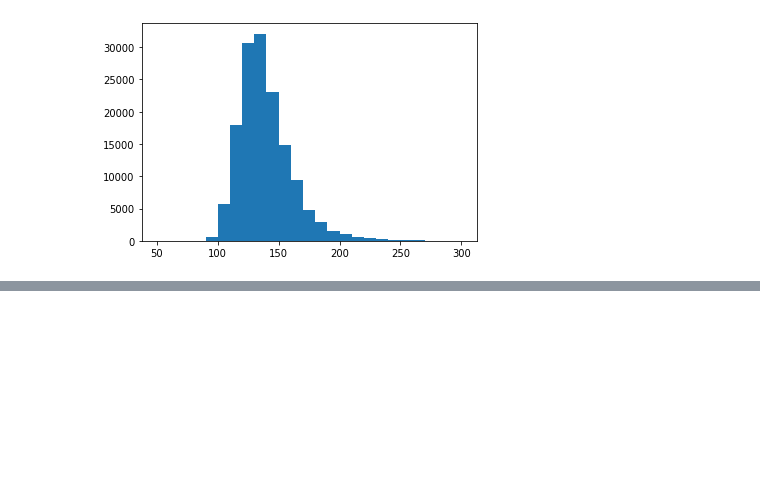
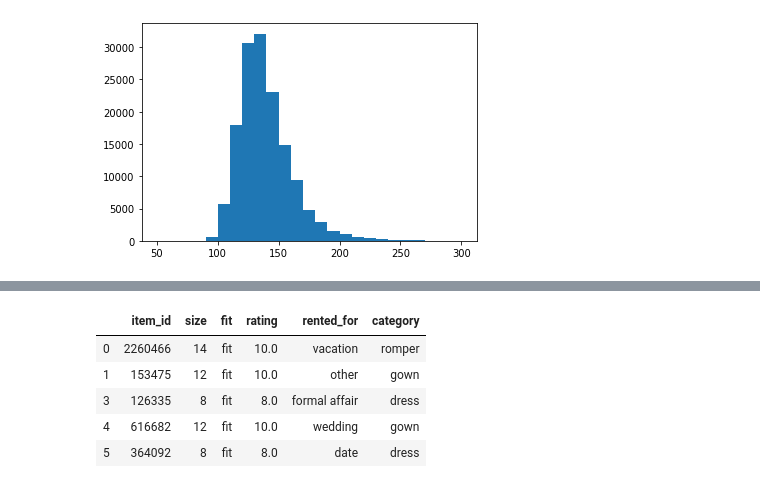
Before and after one commit to FatmaBenYedder/Recommend_The_Runway, a Jupyter notebook: rtr.ipynb, the cells around one changed output, grey strips where cells are left out. Saved outputs shown, nothing was run; the diff lists cells and outputs as text; code cells hidden in the pictures; blank space fills up the shorter version.

```diff
--- a/rtr.ipynb
+++ b/rtr.ipynb
@@ -249,0 +267,17 @@ plt.hist(df['weight'], bins=25)
+# %%
+condition2 = df['rented_for'] != 'party: cocktail'
+# %%
+df = df[condition2]
+# %%
+##regroup categories (reduce from 68 to 7)
+recat1 = df.replace(['dress', 'sheath', 'shirtdress', 'shift', 'ballgown', 'frock', 'kaftan', 'caftan', 'gown', 'print'], 'dresses')
+recat2 = recat1.replace(['romper', 'jumpsuit', 'overalls', 'combo', 'suit'], 'jumpsuits')
+recat3 = recat2.replace(['jogger', 'trousers', 'tight', 'jeans', 'sweatpants', 'leggings', 'pants', 'culottes', 'legging', 'pant', 'culotte', 'trouser'], 'pants')
+recat4 = recat3.replace(['sweater', 'duster', 'cardigan', 'sweatshirt', 'pullover', 'turtleneck', 'hoodie', 'sweatershirt'], 'sweaters')
+recat5 = recat4.replace(['jacket', 'coat', 'trench', 'cape', 'bomber', 'blazer', 'vest', 'poncho', 'down', 'parka', 'peacoat', 'overcoat'], 'outerwear')
+recat6 = recat5.replace(['top,', 'shirt', 'blouse', 'tank', 'tunic', 'knit', 'tee', 'henley', 'blouson', 't-shirt', 'kimono', 'cami', 'crewneck', 'buttondown', 'for'], 'tops')
+recat7 = recat6.replace(['mini', 'skirt', 'maxi','midi', 'skirts', 'skort'], 'skirts')
+recat8 = recat7.replace(['top'], 'tops')
+
+##rename recategorized df variable
+df = recat8
@@ -249,0 +295,11 @@ plt.hist(df['weight'], bins=25)
+# %%
+item_df = df[['item_id', 'size', 'fit', 'rating', 'rented_for', 'category']].copy()
+# %%
+item_df.head()
+# %% [output]
+|  | item_id | size | fit | rating | rented_for | category |
+| 0 | 2260466 | 14 | fit | 10.0 | vacation | romper |
+| 1 | 153475 | 12 | fit | 10.0 | other | gown |
+| 3 | 126335 | 8 | fit | 8.0 | formal affair | dress |
+| 4 | 616682 | 12 | fit | 10.0 | wedding | gown |
+| 5 | 364092 | 8 | fit | 8.0 | date | dress |
```
Also changed, not shown: parts of 5 cells of this notebook, 2 other files.
